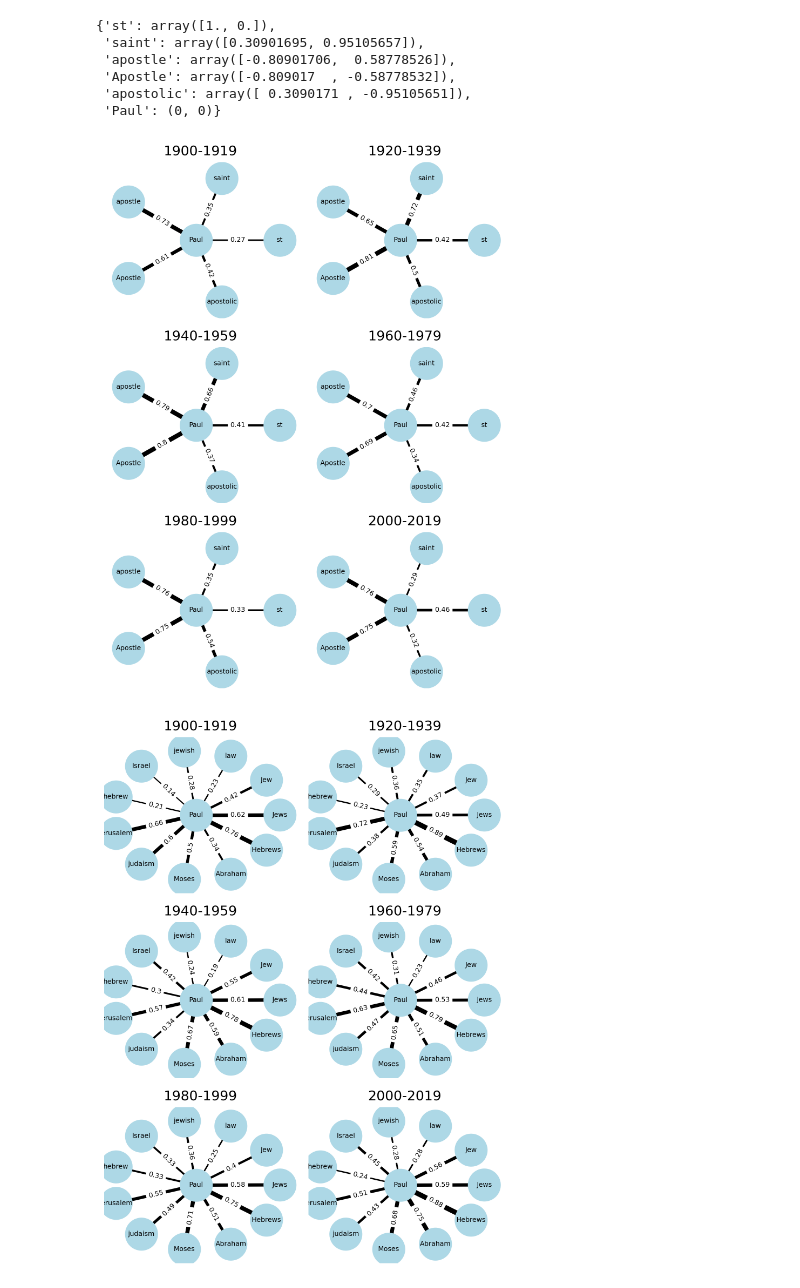
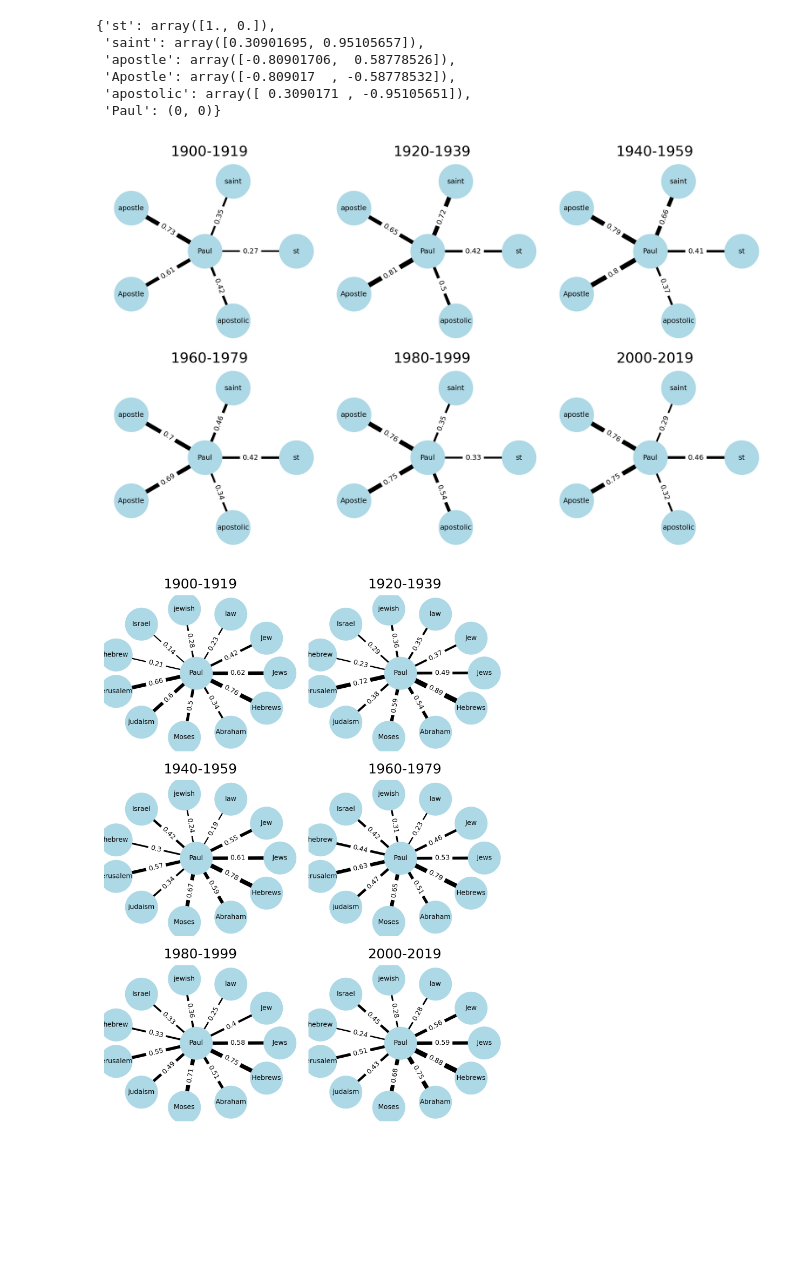
Before and after one commit to kasev/mops, a Jupyter notebook: scripts/4_word2vec_analysis.ipynb, the cells around one changed output. Saved outputs shown, nothing was run; the diff lists cells and outputs as text; code cells hidden in the pictures; blank space fills up the shorter version.

Commit message:
new figure for QEC

```diff
--- a/scripts/4_word2vec_analysis.ipynb
+++ b/scripts/4_word2vec_analysis.ipynb
@@ -160,21 +160,21 @@ pos# pos['Paul'] = (0, 0)
  'Paul': (0, 0)}
 # %%
 # Draw the graph with edge labels
-fig, axs = plt.subplots(3,2, figsize=(5.2, 7), dpi=300, tight_layout=True)
+fig, axs = plt.subplots(2,3, figsize=(8, 5), dpi=300, tight_layout=True)
 
 for ax, bidecade in zip(axs.ravel(), bidecades_strs):
     G = nx.Graph()
     G.add_edges_from(bidecades_data[bidecade])
     edge_sizes = [w *5 for w in nx.get_edge_attributes(G, "weight").values()]
     nx.draw_networkx_nodes(G, pos, node_size=70, node_color="blue", edgecolors="black", ax=ax)#, cmap=plt.cm.binary, ax=ax)
     nx.draw(G, pos, with_labels=True, font_size=6, node_size=800, node_color='lightblue', ax=ax)
     nx.draw_networkx_edges(G, pos, width=edge_sizes, ax=ax)
     nx.draw_networkx_edge_labels(G, pos, edge_labels={(u, v): d['weight'] for u, v, d in G.edges(data=True)}, font_size=6, ax=ax)
     ax.set_title(bidecade)
     ax.set_xlim(-1.1,1.2)
     ax.set_ylim(-1.2,1.2)
 # %% [output]
-[figure, old version]
+[figure, new version]
 # %%
 fig.savefig("../figures/paul_st_apostle.png")
 # %%
```
Also changed, not shown: parts of 1 cell of this notebook, 4 other files.
